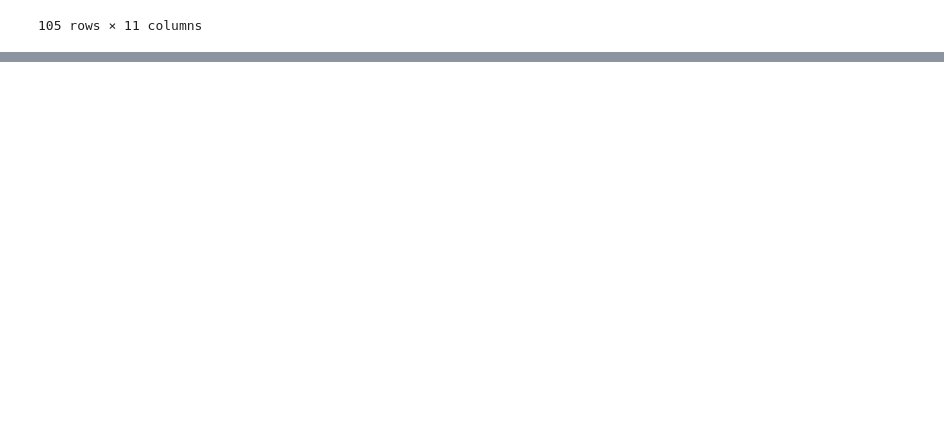
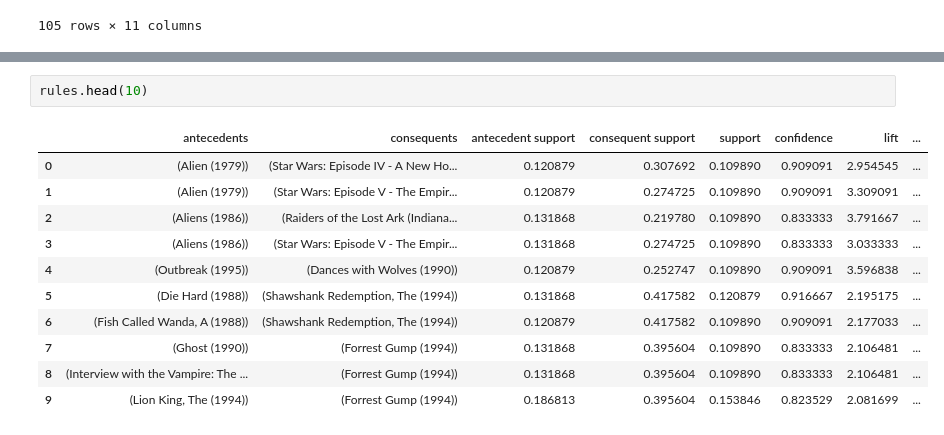
Before and after one commit to GabeWilmoth/CSC-495-01-DataMining, a Jupyter notebook: Assignments/HW2 Association Rule Mining/2-AssociationRuleMining Gabriel Wilmoth.ipynb, the cells around one changed output, grey strips where cells are left out. Saved outputs shown, nothing was run; the diff lists cells and outputs as text; blank space fills up the shorter version.

Commit message:
Final
mined rules for both rathings and genre. also made some conclusions about the given rules

```diff
--- a/Assignments/HW2 Association Rule Mining/2-AssociationRuleMining Gabriel Wilmoth.ipynb
+++ b/Assignments/HW2 Association Rule Mining/2-AssociationRuleMining Gabriel Wilmoth.ipynb
@@ -238,0 +259,14 @@ display(rulesGenre)
+# %%
+rules.head(10)
+# %% [output]
+|  | antecedents | consequents | antecedent support | consequent support | support | confidence | lift | ... |
+| 0 | (Alien (1979)) | (Star Wars: Episode IV - A New Ho... | 0.120879 | 0.307692 | 0.109890 | 0.909091 | 2.954545 | ... |
+| 1 | (Alien (1979)) | (Star Wars: Episode V - The Empir... | 0.120879 | 0.274725 | 0.109890 | 0.909091 | 3.309091 | ... |
+| 2 | (Aliens (1986)) | (Raiders of the Lost Ark (Indiana... | 0.131868 | 0.219780 | 0.109890 | 0.833333 | 3.791667 | ... |
+| 3 | (Aliens (1986)) | (Star Wars: Episode V - The Empir... | 0.131868 | 0.274725 | 0.109890 | 0.833333 | 3.033333 | ... |
+| 4 | (Outbreak (1995)) | (Dances with Wolves (1990)) | 0.120879 | 0.252747 | 0.109890 | 0.909091 | 3.596838 | ... |
+| 5 | (Die Hard (1988)) | (Shawshank Redemption, The (1994)) | 0.131868 | 0.417582 | 0.120879 | 0.916667 | 2.195175 | ... |
+| 6 | (Fish Called Wanda, A (1988)) | (Shawshank Redemption, The (1994)) | 0.120879 | 0.417582 | 0.109890 | 0.909091 | 2.177033 | ... |
+| 7 | (Ghost (1990)) | (Forrest Gump (1994)) | 0.131868 | 0.395604 | 0.109890 | 0.833333 | 2.106481 | ... |
+| 8 | (Interview with the Vampire: The ... | (Forrest Gump (1994)) | 0.131868 | 0.395604 | 0.109890 | 0.833333 | 2.106481 | ... |
+| 9 | (Lion King, The (1994)) | (Forrest Gump (1994)) | 0.186813 | 0.395604 | 0.153846 | 0.823529 | 2.081699 | ... |
```
Also changed, not shown: parts of 14 cells of this notebook.
